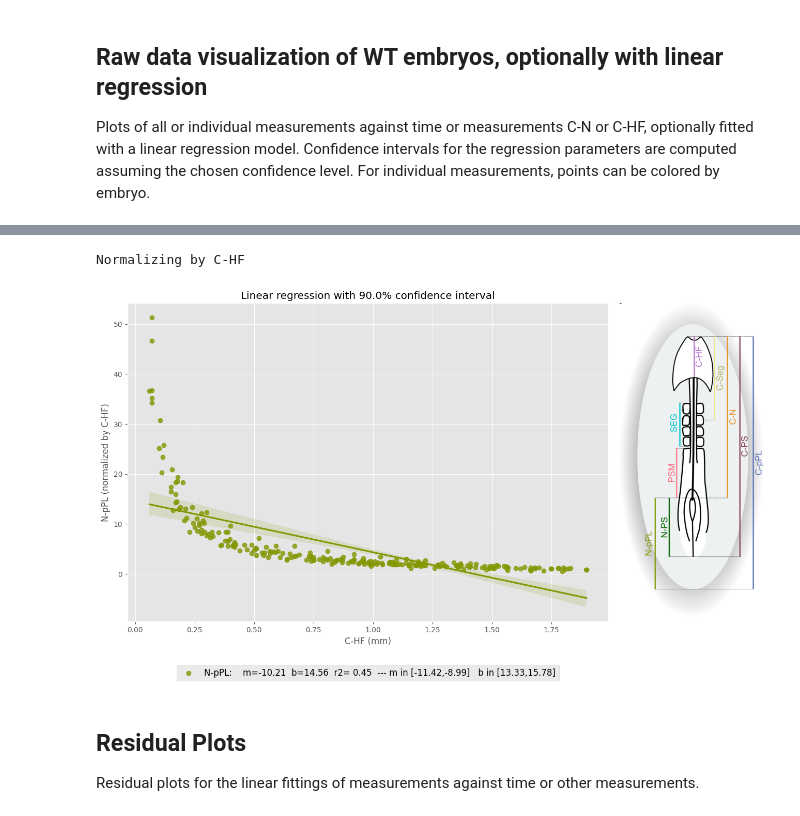
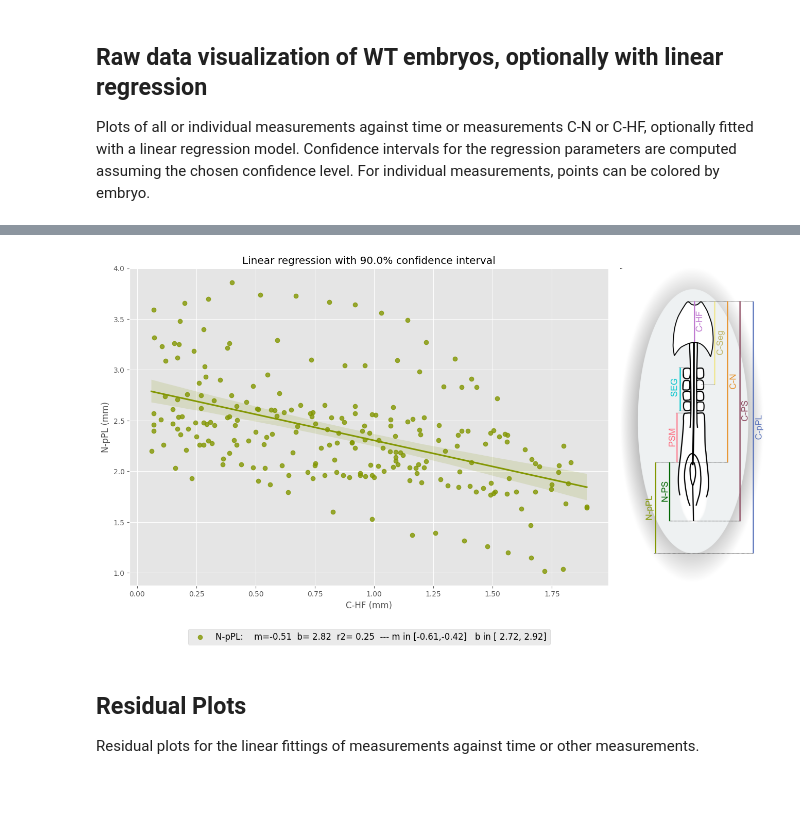
Before and after one commit to EmbryoClock/ChickElong, a Jupyter notebook: ChEEQ/ChEEQ.ipynb, the cells around one changed output, grey strips where cells are left out. Drawn from its saved outputs; the diff is of its cells as text; code cells hidden in the pictures; blank space fills up the shorter version.

```diff
--- a/ChEEQ/ChEEQ.ipynb
+++ b/ChEEQ/ChEEQ.ipynb
@@ -272,7 +272,7 @@ regression_lines  = True # @param {type:"boolean"}
 fit_reg = regression_lines
 confidence_interval = "0.9" #@param [ 0.90, 0.95, 0.99]
 confidence_interval = eval(confidence_interval)
-normalize_by = 'C-HF' #@param ['Nothing', 'C-pPL', 'C-PS', 'SEG', 'C-HF']
+normalize_by = 'Nothing' #@param ['Nothing', 'C-pPL', 'C-PS', 'SEG', 'C-HF']
 normalize_by = False if normalize_by == 'Nothing' else normalize_by
 #print(normalize_by)
 #raise(StopExecution)
@@ -341,35 +341,34 @@ if fit_reg:
 #_ = ax.legend(bbox_to_anchor=(1,0.65))
 if y_measure == 'all':
   y_label = "All Measurements (mm)"
 else:
   #y_label = y_measure + " (mm)"
   y_label = y_measure + (" (mm)" if not normalize_by else f" (normalized by {normalize_by})")
 _ = ax.set_ylabel(y_label)
 if x_measure == 'Time':
   _ = ax.set_xlabel(ax.get_xlabel()+" (hours)")
 elif x_measure != 'HHStage':
   _ = ax.set_xlabel(ax.get_xlabel()+" (mm)")
 else:
   from matplotlib.ticker import MultipleLocator
   ax.xaxis.set_major_locator(MultipleLocator(1))
   _ = ax.set_xlabel(ax.get_xlabel()+"")
 
 
 if fit_reg and not color_by_embryo :
 #if not color_by_embryo:
   x_offset = -0.5 if y_measure == 'all' else -0.2
 #  _ = ax.legend(bbox_to_anchor=(1.,0.5), loc=('center left'),prop=fontP)
   _ = ax.legend(bbox_to_anchor=(0.5, x_offset), loc=('lower center'),prop=fontP)
 
 # Add measurement image to axes
 im = plt.imread('measurements_color.png')
 newax = fig.add_axes([0.0, 0.12, 1.15, 0.76], anchor='E')
 newax.imshow(im)
 _ = newax.axis('off')
 # %% [output]
 [interactive output not drawn]
-Normalizing by C-HF
-[figure, old version]
+[figure, new version]
 # %% [markdown]
 ## Residual Plots
 Residual plots for the linear fittings of measurements against time or other measurements.
```
Also changed, not shown: parts of 2 cells of this notebook.
